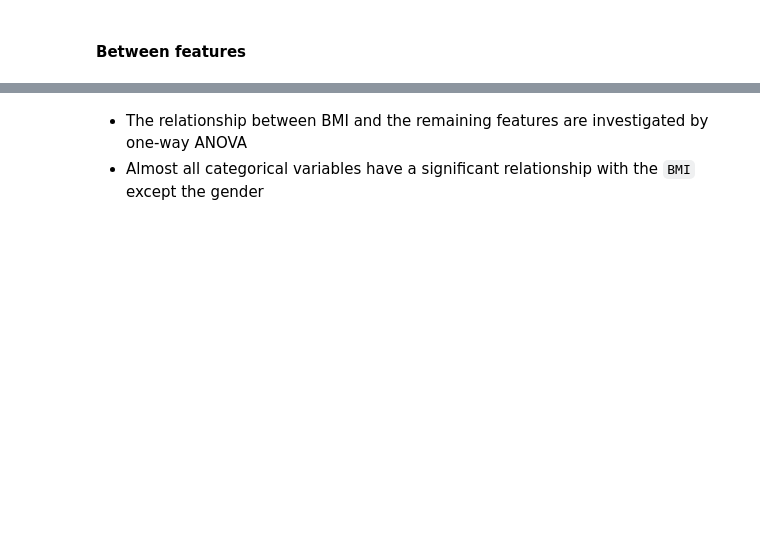
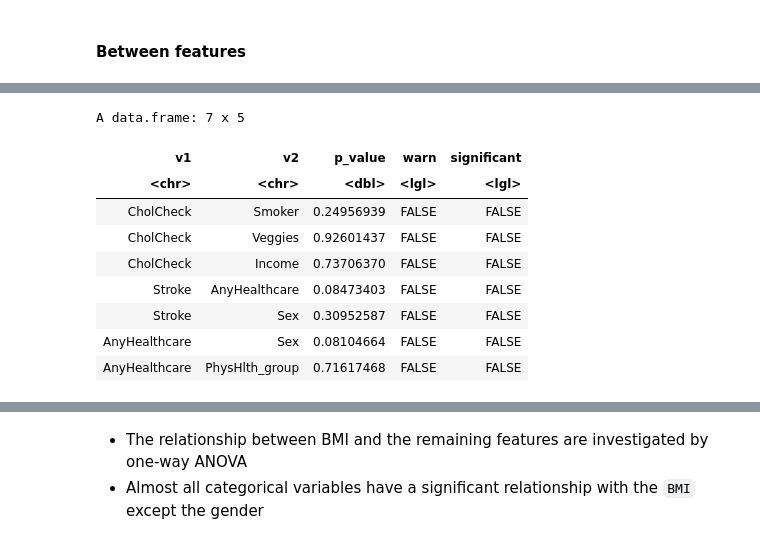
Before and after one commit to wilsonwlc/Diabetes-Statistical-Analysis, a Jupyter notebook: main.ipynb, the cells around one changed output, grey strips where cells are left out. Drawn from its saved outputs; the diff is of its cells as text; code cells hidden in the pictures; blank space fills up the shorter version.

```diff
--- a/main.ipynb
+++ b/main.ipynb
@@ -289 +354,15 @@ rm(test, i, var1, var2)
+# %%
+df_multicollinearity %>%
+  filter(significant==FALSE & warn==FALSE)
+# %% [output]
+A data.frame: 7 x 5
+| v1 | v2 | p_value | warn | significant |
+| <chr> | <chr> | <dbl> | <lgl> | <lgl> |
+| CholCheck | Smoker | 0.24956939 | FALSE | FALSE |
+| CholCheck | Veggies | 0.92601437 | FALSE | FALSE |
+| CholCheck | Income | 0.73706370 | FALSE | FALSE |
+| Stroke | AnyHealthcare | 0.08473403 | FALSE | FALSE |
+| Stroke | Sex | 0.30952587 | FALSE | FALSE |
+| AnyHealthcare | Sex | 0.08104664 | FALSE | FALSE |
+| AnyHealthcare | PhysHlth_group | 0.71617468 | FALSE | FALSE |
 # %% [markdown]
```
Also changed, not shown: parts of 55 cells of this notebook, 2 other files.
